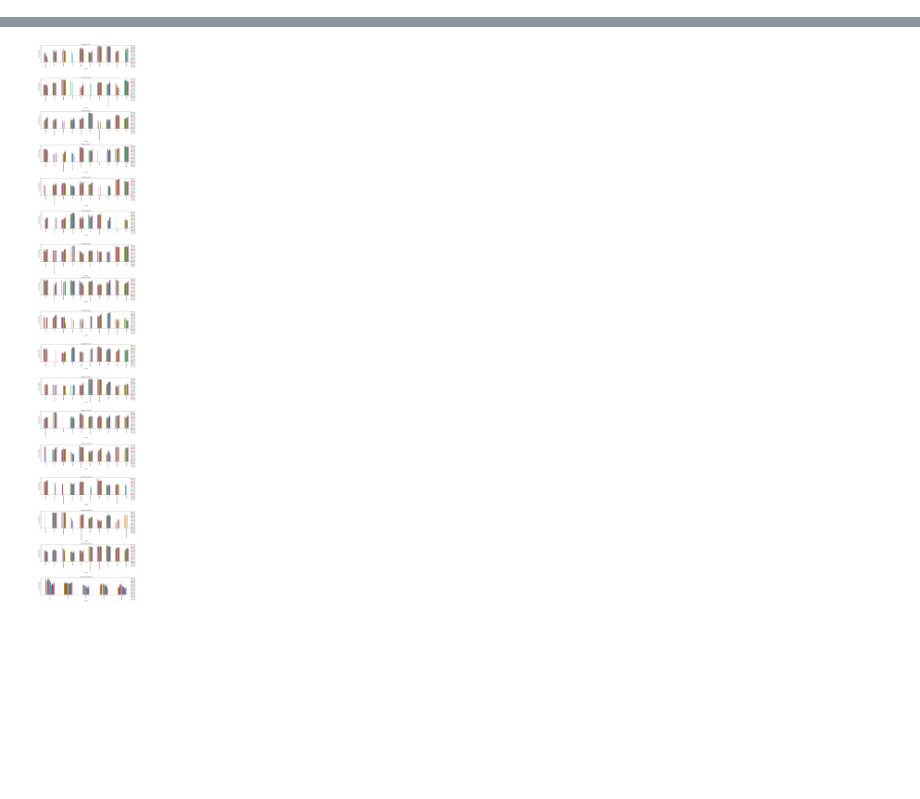
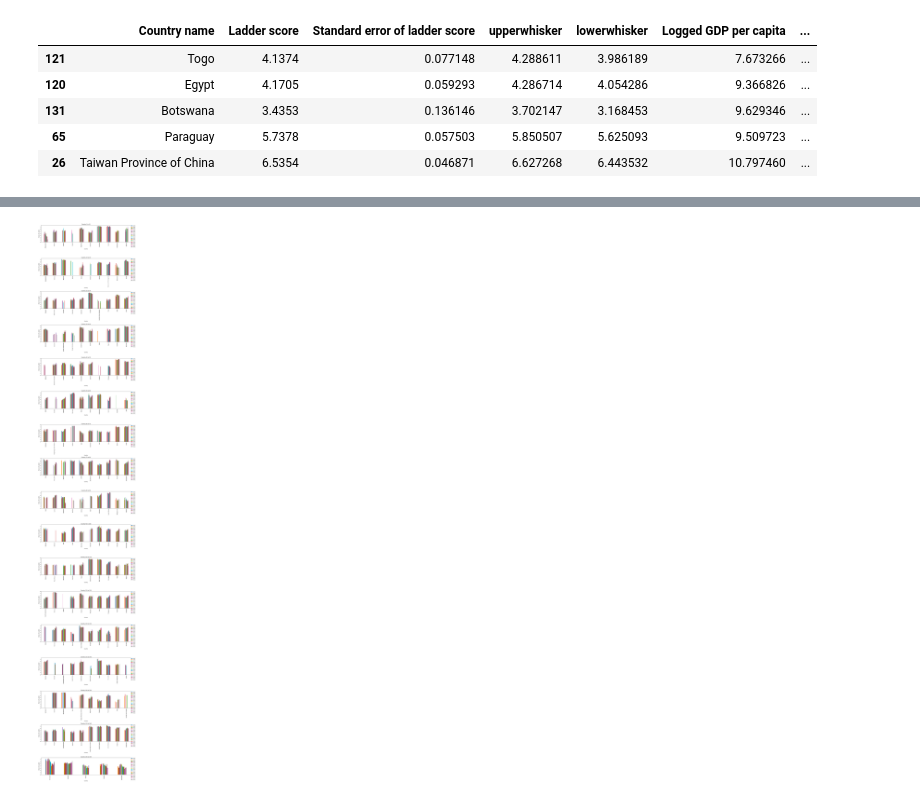
Before and after one commit to sotaireange/WHR, a Jupyter notebook: ProjectExample.ipynb, the cells around one changed output, grey strips where cells are left out. Cells and saved outputs as stored; diff of their text form; code cells hidden in the pictures; blank space fills up the shorter version.

```diff
--- a/ProjectExample.ipynb
+++ b/ProjectExample.ipynb
@@ -6,3 +6,12 @@ import seaborn as sns
 # %%
 df1=pd.read_excel("FiqureWHR2023.xls")
 df2=pd.read_excel("TableWHR2023.xls",index_col=0)
+# %%
+df1.sample(5)
+# %% [output]
+|  | Country name | Ladder score | Standard error of ladder score | upperwhisker | lowerwhisker | Logged GDP per capita | ... |
+| 121 | Togo | 4.1374 | 0.077148 | 4.288611 | 3.986189 | 7.673266 | ... |
+| 120 | Egypt | 4.1705 | 0.059293 | 4.286714 | 4.054286 | 9.366826 | ... |
+| 131 | Botswana | 3.4353 | 0.136146 | 3.702147 | 3.168453 | 9.629346 | ... |
+| 65 | Paraguay | 5.7378 | 0.057503 | 5.850507 | 5.625093 | 9.509723 | ... |
+| 26 | Taiwan Province of China | 6.5354 | 0.046871 | 6.627268 | 6.443532 | 10.797460 | ... |
```
Also changed, not shown: parts of 3 cells of this notebook.
